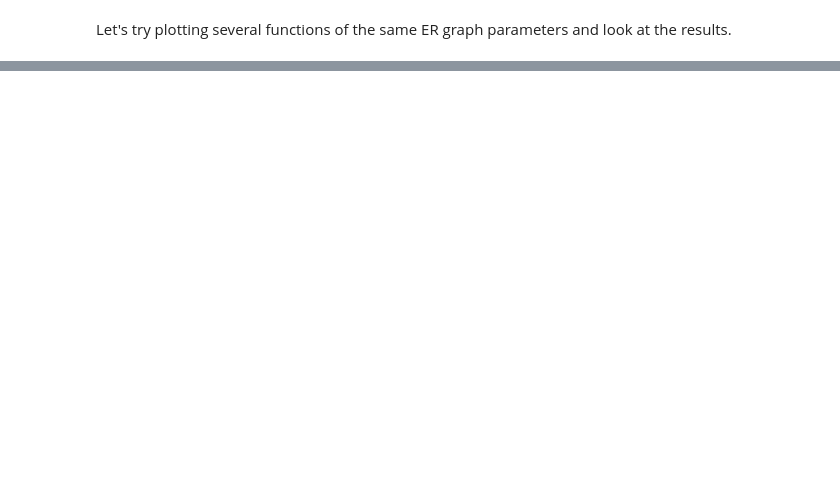
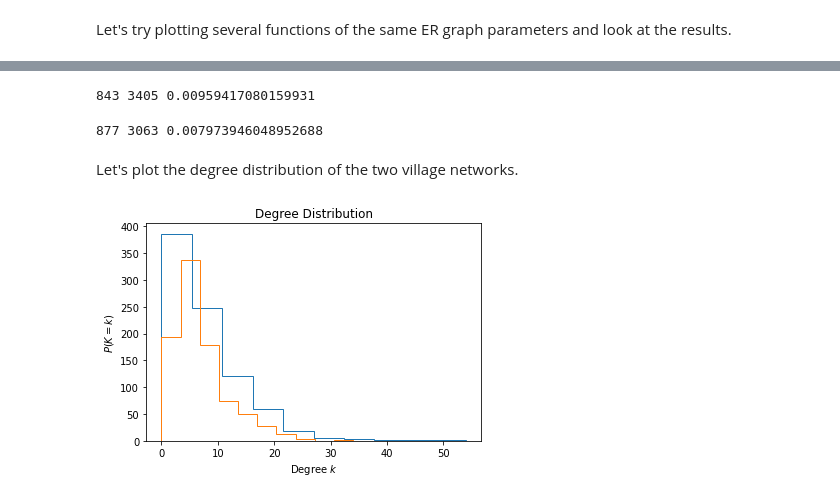
Before and after one commit to akhilkarra/python-lab, a Jupyter notebook: notebooks/PH526x/week4/week4_notes.ipynb, the cells around one changed output, grey strips where cells are left out. Cells and saved outputs as stored; diff of their text form; code cells hidden in the pictures; blank space fills up the shorter version.

```diff
--- a/notebooks/PH526x/week4/week4_notes.ipynb
+++ b/notebooks/PH526x/week4/week4_notes.ipynb
@@ -666,0 +673,5 @@ plt.show()
+# %%
+from numpy import loadtxt
+
+A1 = loadtxt("adj_allVillageRelationships_vilno_1.csv", delimiter=",")
+A2 = loadtxt("adj_allVillageRelationships_vilno_2.csv", delimiter=",")
@@ -666,0 +680,3 @@ plt.show()
+# %%
+G1 = nx.to_networkx_graph(A1)
+G2 = nx.to_networkx_graph(A2)
@@ -666,0 +702,15 @@ plt.show()
+# %%
+print(basic_net_stats(G1)["nodes"], basic_net_stats(G1)["edges"], basic_net_stats(G1)["density"])
+# %% [output]
+843 3405 0.00959417080159931
+# %%
+print(basic_net_stats(G2)["nodes"], basic_net_stats(G2)["edges"], basic_net_stats(G2)["density"])
+# %% [output]
+877 3063 0.007973946048952688
+# %% [markdown]
+Let's plot the degree distribution of the two village networks.
+# %%
+plot_degree_distribution(G1)
+plot_degree_distribution(G2)
+# %% [output]
+[figure, added]
```
Also changed, not shown: parts of 11 cells of this notebook, 2 other files.
